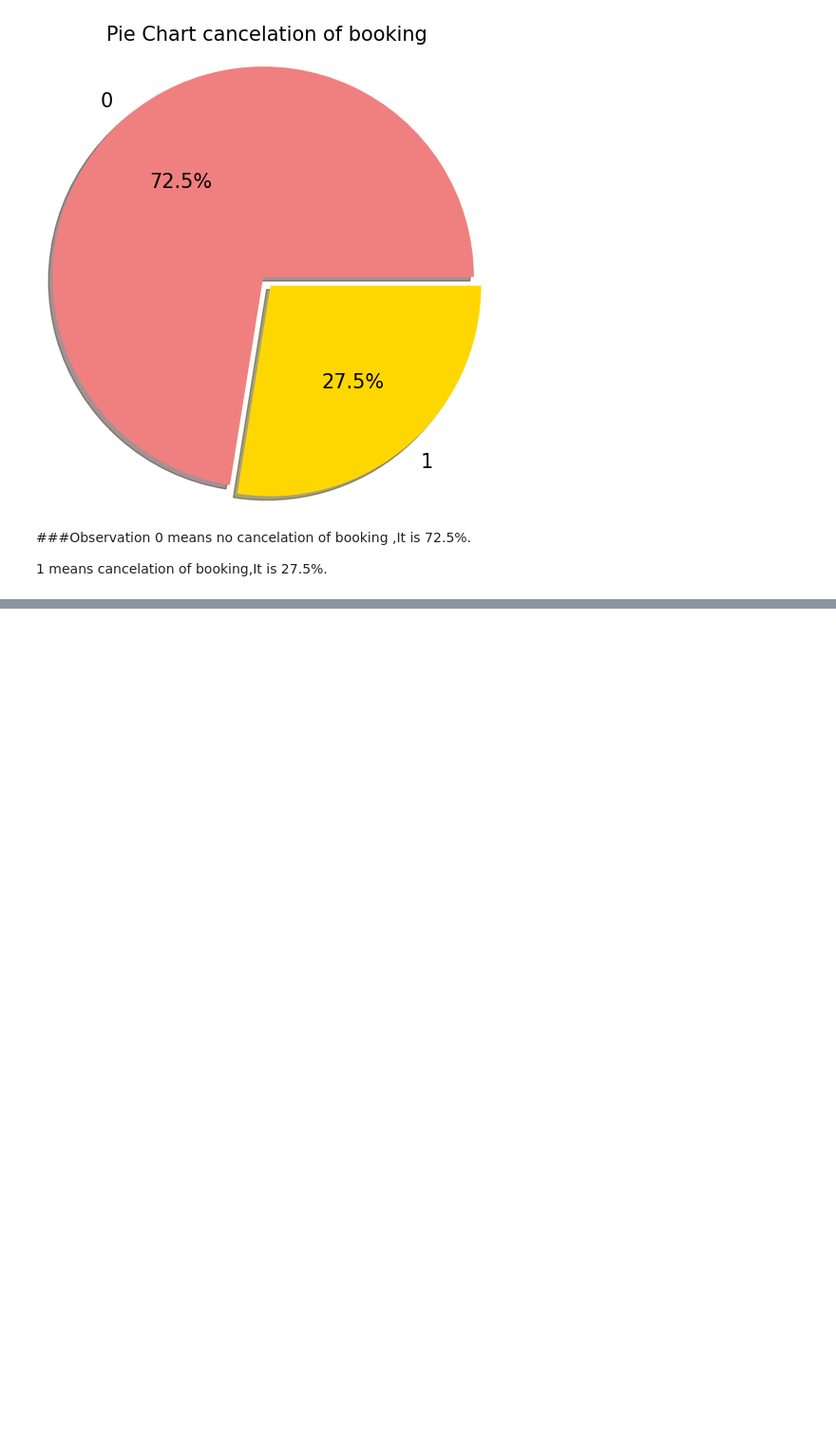
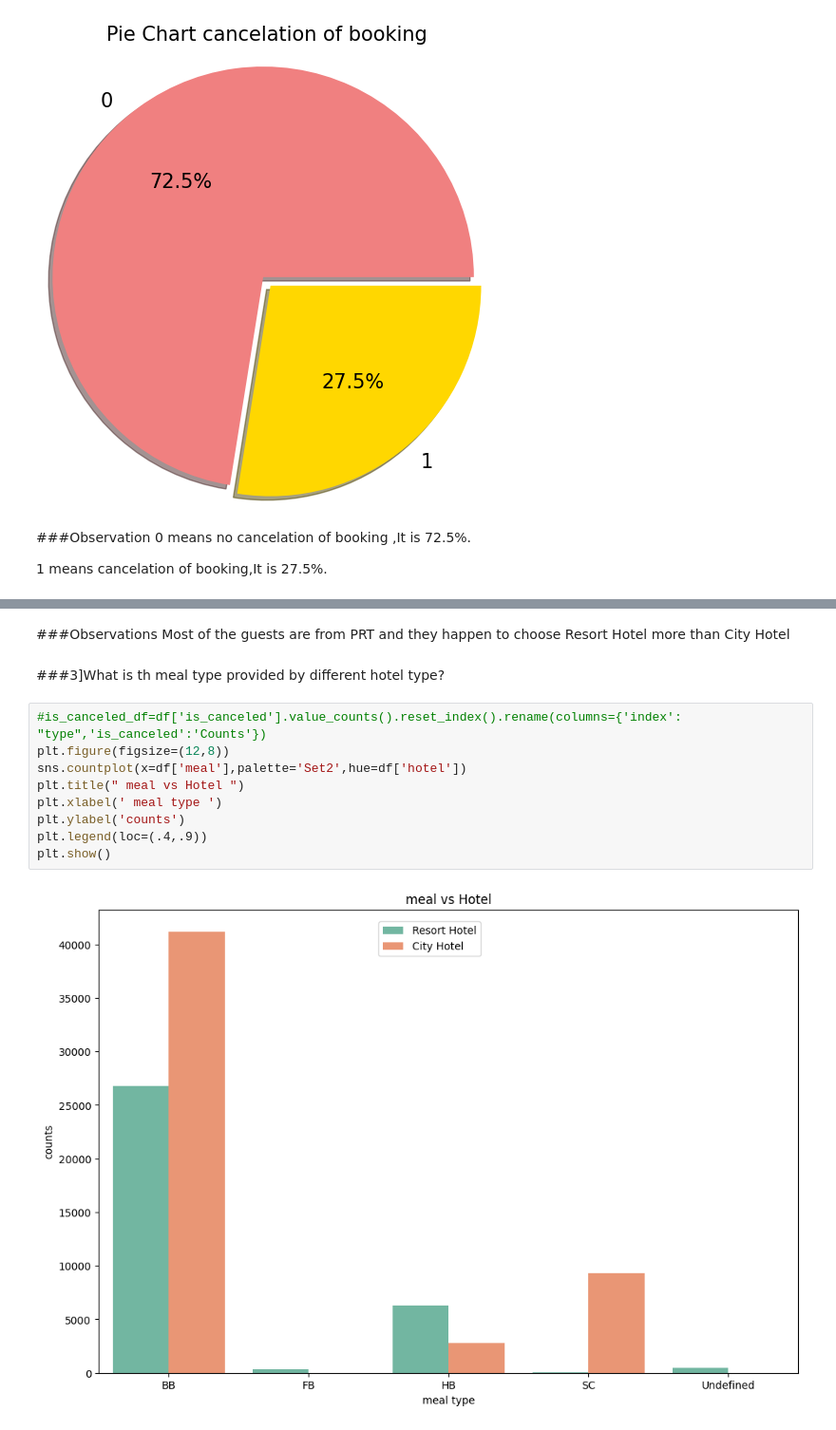
Before and after one commit to oweskhan77/Eda-on-Hotel-booking-Analysis, a Jupyter notebook: Eda_on_Hotel_Booking_Analysis_Capstone_Project.ipynb, the cells around one changed output, grey strips where cells are left out. Shown at 95% size. Cells and saved outputs as stored; diff of their text form; blank space fills up the shorter version.

```diff
--- a/Eda_on_Hotel_Booking_Analysis_Capstone_Project.ipynb
+++ b/Eda_on_Hotel_Booking_Analysis_Capstone_Project.ipynb
@@ -497,0 +542,16 @@ plt.show()
+# %% [markdown]
+###Observations
+ Most of the guests are from PRT and they happen to choose Resort Hotel more than City Hotel
+# %% [markdown]
+###3]What is th meal type provided by different hotel type?
+# %%
+#is_canceled_df=df['is_canceled'].value_counts().reset_index().rename(columns={'index': "type",'is_canceled':'Counts'})
+plt.figure(figsize=(12,8))
+sns.countplot(x=df['meal'],palette='Set2',hue=df['hotel'])
+plt.title(" meal vs Hotel ")
+plt.xlabel(' meal type ')
+plt.ylabel('counts')
+plt.legend(loc=(.4,.9))
+plt.show()
+# %% [output]
+[figure, added]
```
Also changed, not shown: parts of 52 cells of this notebook.
